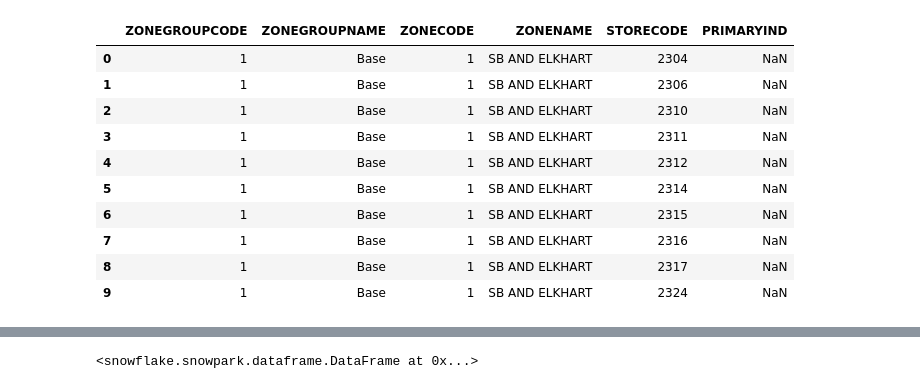
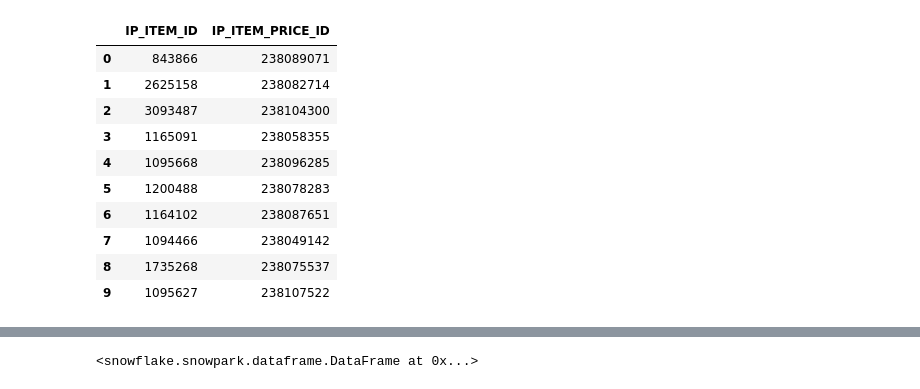
Before and after one commit to mm-sptn/pricing-streamlit-app, a Jupyter notebook: Snowpark Testing.ipynb, the cells around one changed output, grey strips where cells are left out. Cells and saved outputs as stored; diff of their text form; code cells hidden in the pictures.

```diff
--- a/Snowpark Testing.ipynb
+++ b/Snowpark Testing.ipynb
@@ -8,16 +8,16 @@ from datetime import date, timedelta
 # %%
 session = get_session()
 # %%
-zg_df.limit(10).to_pandas()
+ip_df.limit(10).to_pandas()
 # %% [output]
-|  | ZONEGROUPCODE | ZONEGROUPNAME | ZONECODE | ZONENAME | STORECODE | PRIMARYIND |
-| 0 | 1 | Base | 1 | SB AND ELKHART | 2304 | NaN |
-| 1 | 1 | Base | 1 | SB AND ELKHART | 2306 | NaN |
-| 2 | 1 | Base | 1 | SB AND ELKHART | 2310 | NaN |
-| 3 | 1 | Base | 1 | SB AND ELKHART | 2311 | NaN |
-| 4 | 1 | Base | 1 | SB AND ELKHART | 2312 | NaN |
-| 5 | 1 | Base | 1 | SB AND ELKHART | 2314 | NaN |
-| 6 | 1 | Base | 1 | SB AND ELKHART | 2315 | NaN |
-| 7 | 1 | Base | 1 | SB AND ELKHART | 2316 | NaN |
-| 8 | 1 | Base | 1 | SB AND ELKHART | 2317 | NaN |
-| 9 | 1 | Base | 1 | SB AND ELKHART | 2324 | NaN |
+|  | IP_ITEM_ID | IP_ITEM_PRICE_ID |
+| 0 | 843866 | 238089071 |
+| 1 | 2625158 | 238082714 |
+| 2 | 3093487 | 238104300 |
+| 3 | 1165091 | 238058355 |
+| 4 | 1095668 | 238096285 |
+| 5 | 1200488 | 238078283 |
+| 6 | 1164102 | 238087651 |
+| 7 | 1094466 | 238049142 |
+| 8 | 1735268 | 238075537 |
+| 9 | 1095627 | 238107522 |
```
Also changed, not shown: parts of 9 cells of this notebook, 1 other file.
